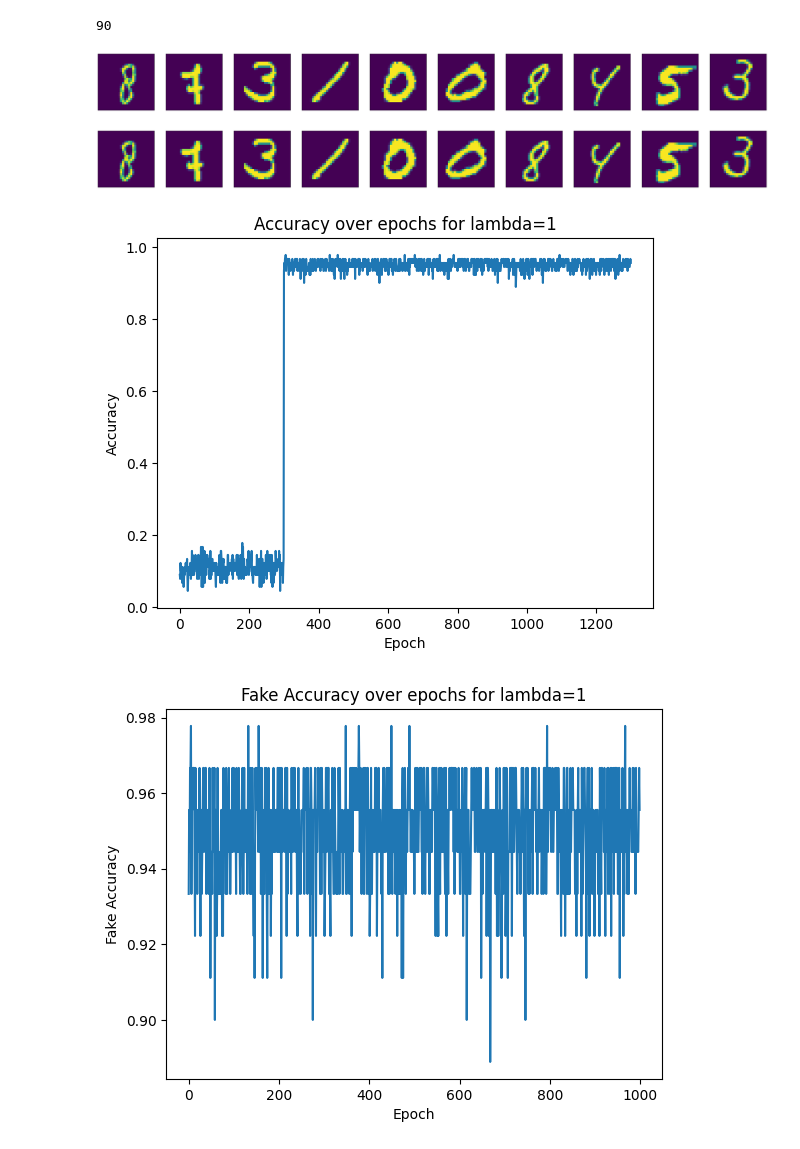
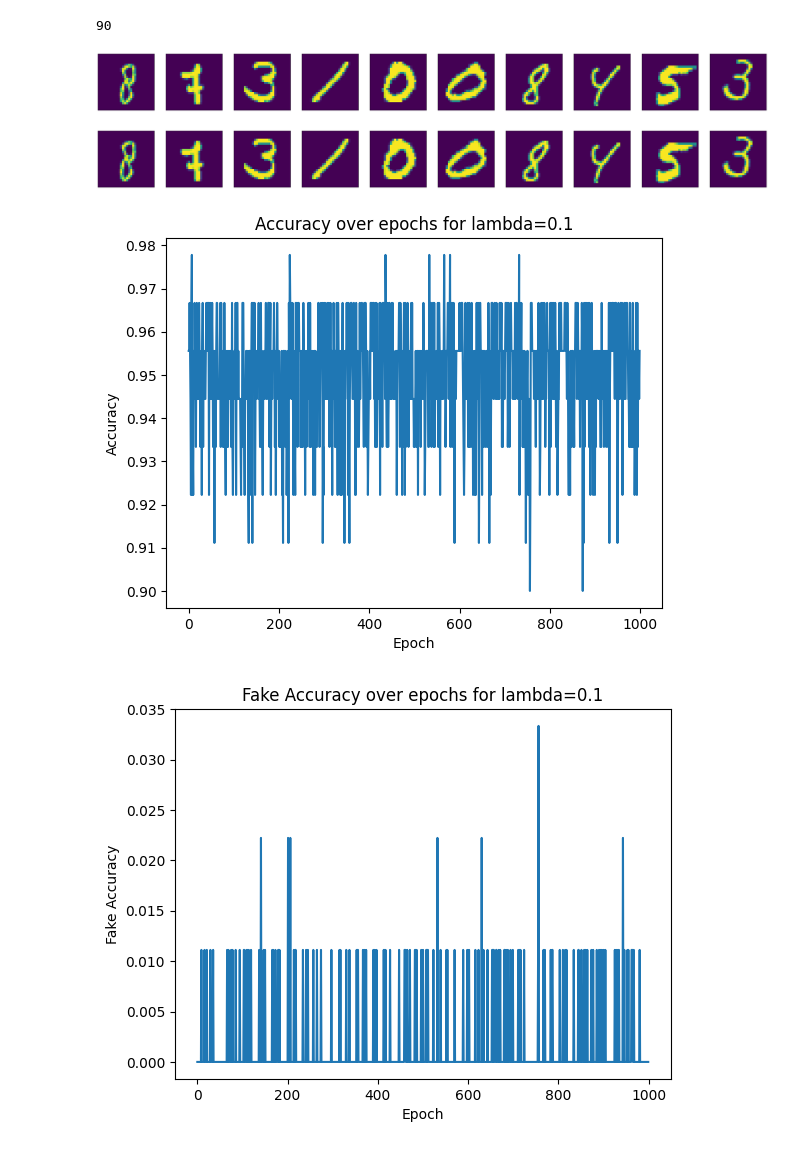
Before and after one commit to kussy29/machine_learning, a Jupyter notebook: lab10_convolutional_neural_network_cnn.ipynb, the cells around one changed output. Saved outputs shown, nothing was run; the diff lists cells and outputs as text; code cells hidden in the pictures.

```diff
--- a/lab10_convolutional_neural_network_cnn.ipynb
+++ b/lab10_convolutional_neural_network_cnn.ipynb
@@ -360,7 +360,7 @@ def display_numbers(inputs):
 net.to(device)
 net.requires_grad= False
 
-lambdas_l2=[1]
+lambdas_l2=[0.1]
 
 delta=torch.randn((1,28,28))
 
@@ -377,6 +377,7 @@ for lambda_l2 in lambdas_l2:
 
 
   fake_accuracy=[]
+  accuracy=[]
 
   for epoch in range(1000):  #  an epoch is a training run through the whole data set
 
@@ -402,32 +403,32 @@ for lambda_l2 in lambdas_l2:
 
           prediction = net(datapoint.to(device))                  #prediction has values representing the "prevalence" of the corresponding class
           classification = torch.argmax(prediction)    #the class is the index of maximal "prevalence"
 
           if classification.item() == fake_label.item():
             fake_good += 1
           else:
             fake_wrong += 1
 
           if classification.item() == label.item():
             good += 1
           else:
             wrong += 1
       fake_accuracy.append(fake_good/(fake_good+fake_wrong))
       accuracy.append(good/(good+wrong))
   display_numbers(samples[:10,:,:,:].cpu().detach().numpy())
   plt.show()
   plt.plot(accuracy)
   plt.xlabel("Epoch")
   plt.ylabel("Accuracy")
   plt.title(f'Accuracy over epochs for lambda={lambda_l2}')
   plt.show()
   plt.plot(fake_accuracy)
   plt.xlabel("Epoch")
   plt.ylabel("Fake Accuracy")
   plt.title(f'Fake Accuracy over epochs for lambda={lambda_l2}')
   plt.show()
 # %% [output]
 [figure]
 [figure]
-[figure, old version]
+[figure, new version]
-[figure, old version]
+[figure, new version]
```
